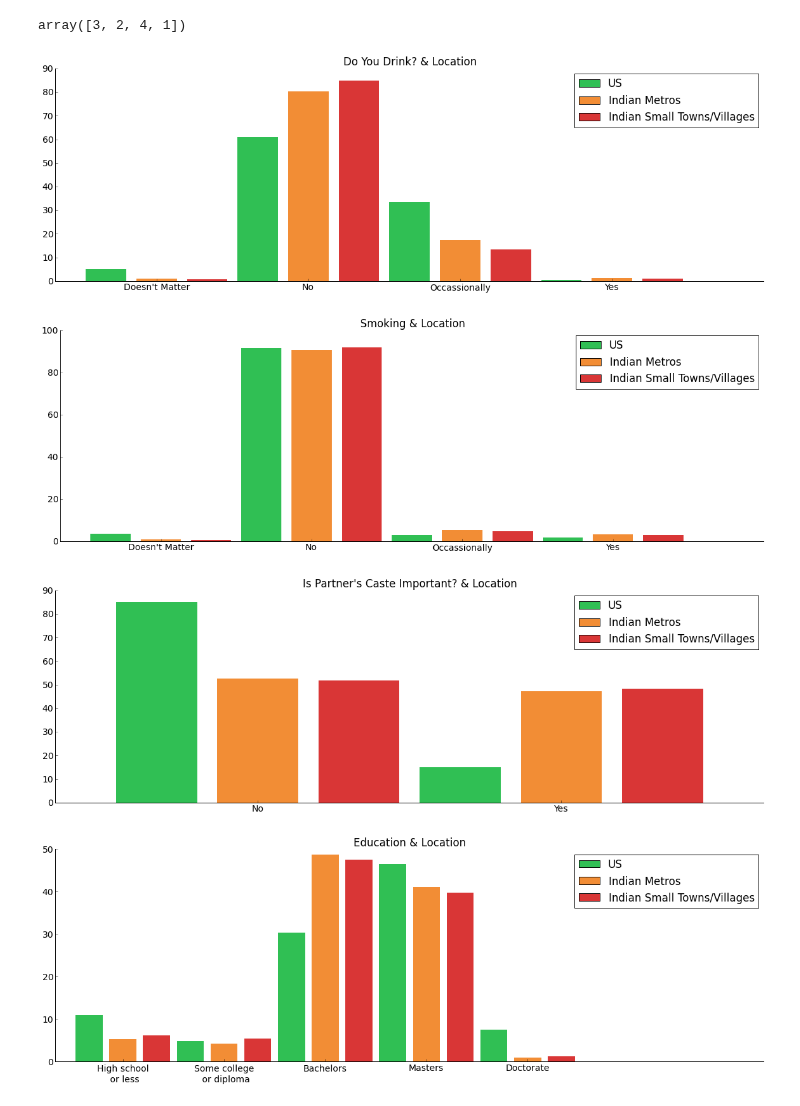
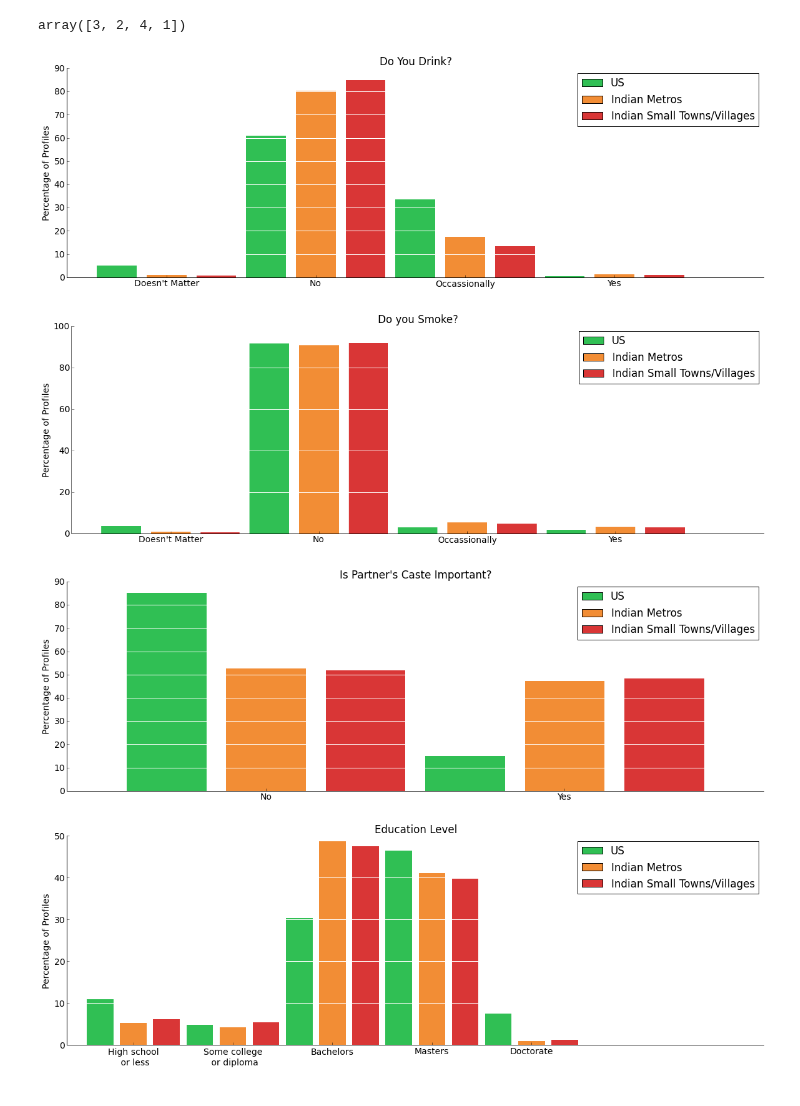
Before and after one commit to deadofied/ac299r, a Jupyter notebook: analysis_location.ipynb, the cells around one changed output. Saved outputs shown, nothing was run; the diff lists cells and outputs as text; code cells hidden in the pictures.

```diff
--- a/analysis_location.ipynb
+++ b/analysis_location.ipynb
@@ -34,7 +34,7 @@ rcParams['font.size'] = 14
 rcParams['patch.edgecolor'] = 'none'
 
 def histogram_style():
-    remove_border(left=False)
+    remove_border()
     plt.grid(False)
     plt.grid(axis='y', color='w', linestyle='-', lw=1)
 
@@ -248,13 +248,14 @@ two = plt.bar([2, 5, 8, 11], height=y1, align='center', color='#F28D35')
 three = plt.bar([3, 6, 9, 12], height=y2, align='center', color='#D93636')
 
 
-plt.title("Do You Drink? & Location")
+plt.title("Do You Drink?")
+plt.ylabel('Percentage of Profiles')
 ax = plt.gca()
 ax.legend( (one[0], two[0], three[0]), ('US', 'Indian Metros', 'Indian Small Towns/Villages'))
 xticks_locs, xticks_labels = plt.xticks([2, 5, 8, 11], ["Doesn't Matter", "No", "Occassionally", "Yes"])
-remove_border()
+histogram_style()
 # %% [output]
-[figure, old version]
+[figure, new version]
 # %%
 y0 = np.bincount(profiles['smoking1'][(profiles["location"] == 1)].dropna().astype(int))
 i = np.nonzero(y0)[0]
@@ -271,13 +272,14 @@ two = plt.bar([2, 5, 8, 11], height=y1, align='center', color='#F28D35')
 three = plt.bar([3, 6, 9, 12], height=y2, align='center', color='#D93636')
 
 
-plt.title("Smoking & Location")
+plt.title("Do you Smoke?")
+plt.ylabel('Percentage of Profiles')
 ax = plt.gca()
 ax.legend( (one[0], two[0], three[0]), ('US', 'Indian Metros', 'Indian Small Towns/Villages'))
 xticks_locs, xticks_labels = plt.xticks([2, 5, 8, 11], ["Doesn't Matter", "No", "Occassionally", "Yes"])
-remove_border()
+histogram_style()
 # %% [output]
-[figure, old version]
+[figure, new version]
 # %%
 y0 = np.bincount(profiles['caste_imp'][(profiles["location"] == 1)].dropna().astype(int))
 i = np.nonzero(y0)[0]
@@ -293,37 +295,39 @@ one = plt.bar([1, 4], height=y0, align='center', color='#30BF54')
 two = plt.bar([2, 5], height=y1, align='center', color='#F28D35')
 three = plt.bar([3, 6], height=y2, align='center', color='#D93636')
 
-plt.title("Is Partner's Caste Important? & Location")
+plt.title("Is Partner's Caste Important?")
+plt.ylabel('Percentage of Profiles')
 ax = plt.gca()
 ax.legend( (one[0], two[0], three[0]), ('US', 'Indian Metros', 'Indian Small Towns/Villages'), loc="upper right")
 xticks_locs, xticks_labels = plt.xticks([2, 5], ["No", "Yes"])
-remove_border()
+histogram_style()
 # %% [output]
-[figure, old version]
+[figure, new version]
 # %%
 y0 = np.bincount(profiles['education1'][(profiles["location"] == 1)].dropna().astype(int))
 i = np.nonzero(y0)[0]
 y0 = [100 * float(n) / float(sum(y0)) for n in y0]
 
 y1 = np.bincount(profiles['education1'][(profiles["location"] == 2)].dropna().astype(int))
 y1 = [100 * float(n) / float(sum(y1)) for n in y1]
 
 y2 = np.bincount(profiles['education1'][(profiles["location"] == 3)].dropna().astype(int))
 y2 = [100 * float(n) / float(sum(y2)) for n in y2]
 
 one = plt.bar([1, 4, 7, 10, 13], height=y0, align='center', color='#30BF54')
 two = plt.bar([2, 5, 8, 11, 14], height=y1, align='center', color='#F28D35')
 three = plt.bar([3, 6, 9, 12, 15], height=y2, align='center', color='#D93636')
 
 
-plt.title("Education & Location")
+plt.title("Education Level")
+plt.ylabel('Percentage of Profiles')
 ax = plt.gca()
 ax.set_xlim([0,21])
 ax.legend( (one[0], two[0], three[0]), ('US', 'Indian Metros', 'Indian Small Towns/Villages'), loc="upper right")
 xticks_locs, xticks_labels = plt.xticks([2, 5, 8, 11, 14], ["High school\n or less", "Some college\n or diploma", "Bachelors", "Masters", "Doctorate"])
-remove_border()
+histogram_style()
 # %% [output]
-[figure, old version]
+[figure, new version]
 # %%
 y0 = np.bincount(profiles['family_type1'][(profiles["location"] == 1)].dropna().astype(int))
 i = np.nonzero(y0)[0]
```
Also changed, not shown: parts of 5 cells of this notebook, 4 other files.
